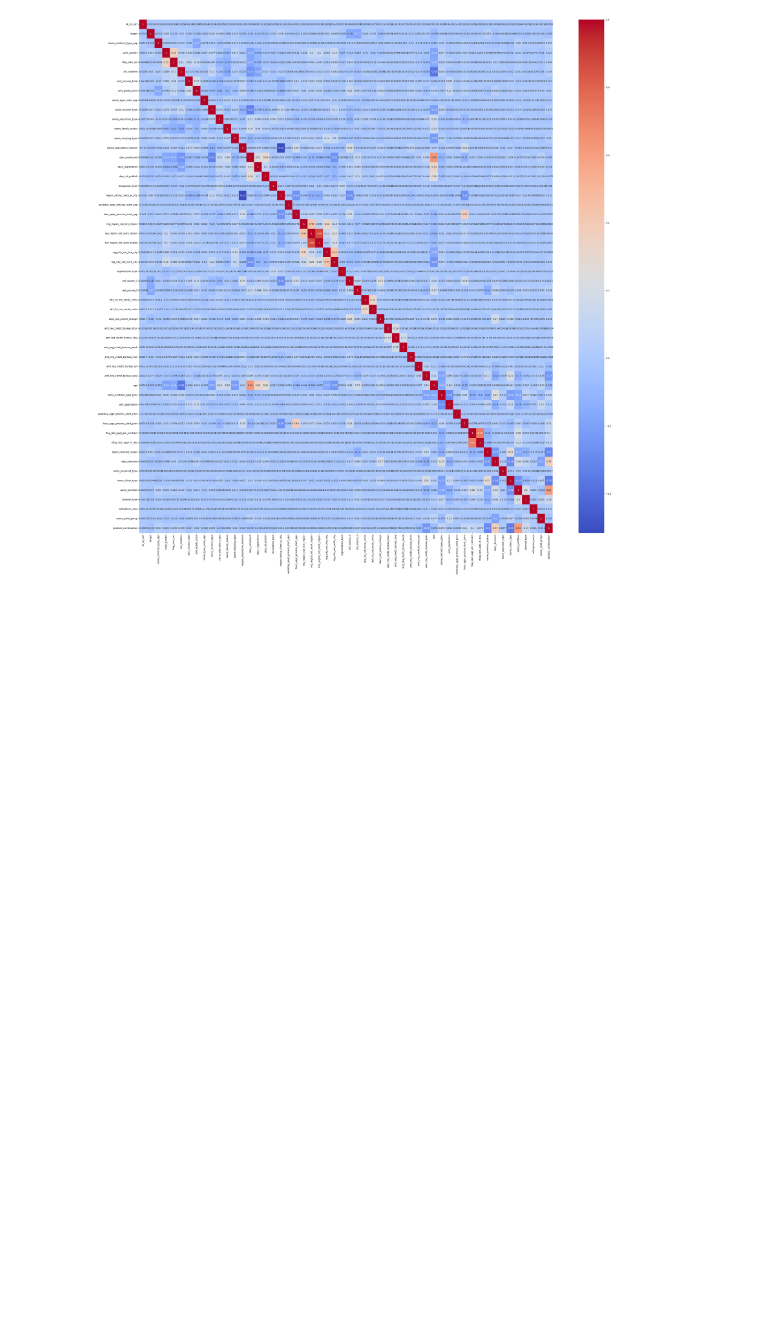
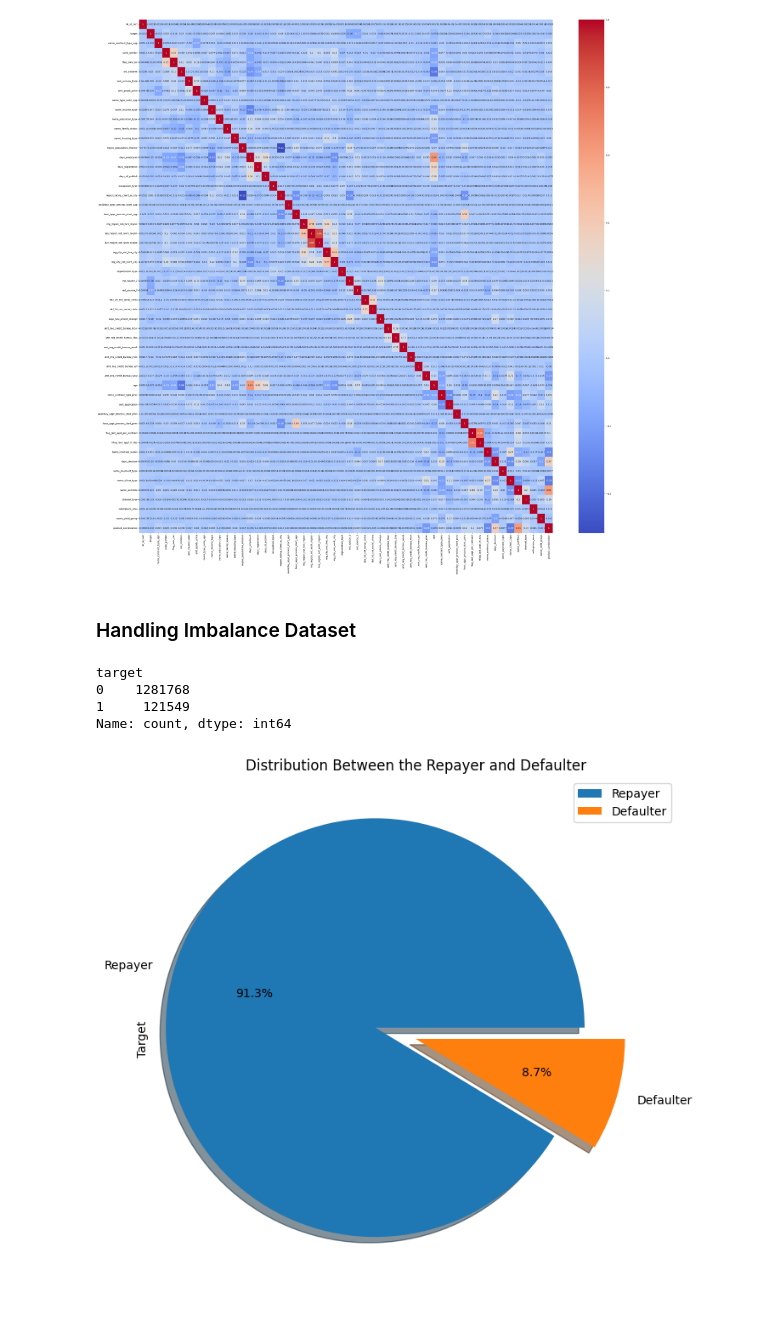
Before and after one commit to Prakash-Kani/Financial-Risk-Detection, a Jupyter notebook: modelling.ipynb, the cells around one changed output. Cells and saved outputs as stored; diff of their text form; code cells hidden in the pictures; blank space fills up the shorter version.

```diff
--- a/modelling.ipynb
+++ b/modelling.ipynb
@@ -169,3 +173,22 @@ sns.heatmap(data = df.corr(), annot=True, cmap = 'coolwarm')
 plt.show()
 # %% [output]
 [figure]
+# %% [markdown]
+### Handling Imbalance Dataset
+# %%
+df.target.value_counts()
+# %% [output]
+target
+0    1281768
+1     121549
+Name: count, dtype: int64
+# %%
+# Distribution Between the Repayer and Defaulter
+plt.figure(figsize = (8, 8))
+plt.pie(x =df.target.value_counts(), labels = ['Repayer', 'Defaulter'], explode = [0.2, 0], shadow = True, autopct='%1.1f%%' )
+plt.legend()
+plt.title('Distribution Between the Repayer and Defaulter')
+plt.ylabel('Target')
+plt.show()
+# %% [output]
+[figure, added]
```
Also changed, not shown: parts of 4 cells of this notebook.
